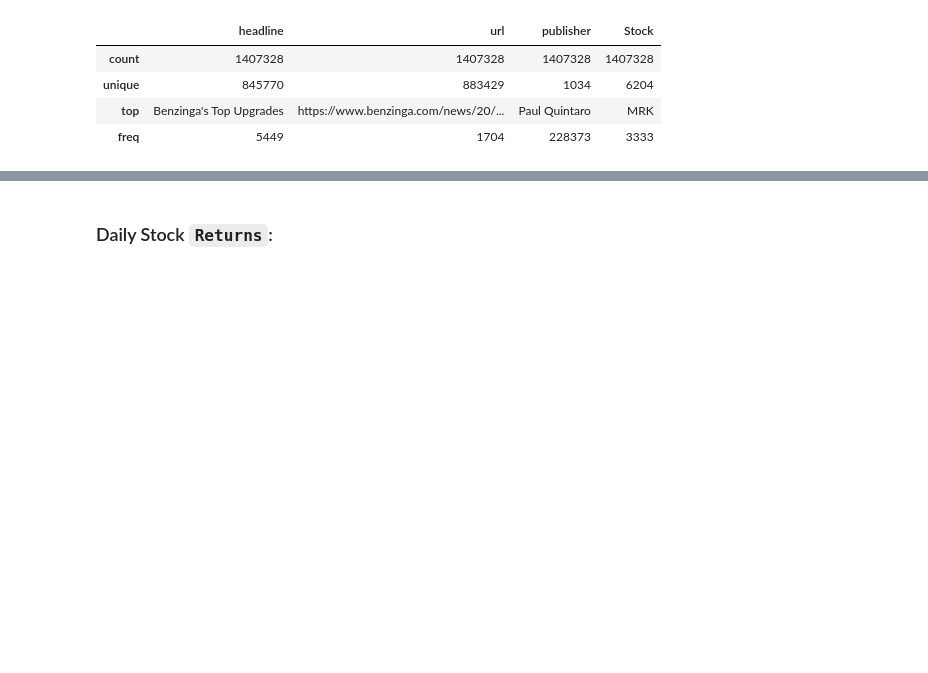
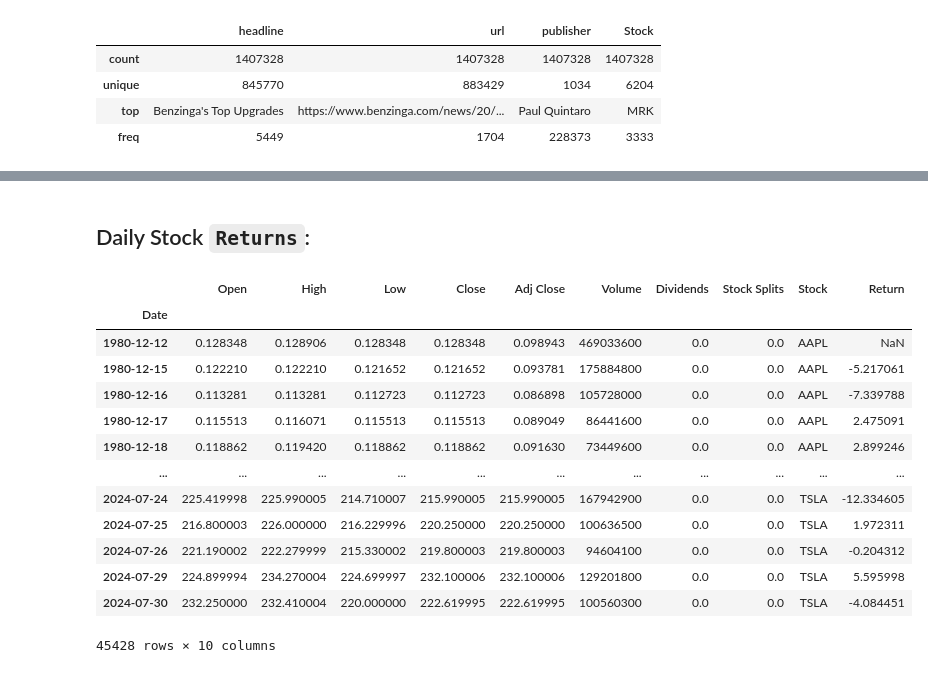
Before and after one commit to J0-Y0/stock_market_data_analysis, a Jupyter notebook: notebooks/news_and_stock_reation.ipynb, the cells around one changed output, grey strips where cells are left out. Cells and saved outputs as stored; diff of their text form; code cells hidden in the pictures; blank space fills up the shorter version.

```diff
--- a/notebooks/news_and_stock_reation.ipynb
+++ b/notebooks/news_and_stock_reation.ipynb
@@ -74,4 +72,20 @@ news_data.head()
 # %% [markdown]
-### Daily Stock `Returns`:
+## Daily Stock `Returns`:
 # %%
-df["Daily Return"] = df["Close"].pct_change() * 100
+stock_data["Return"] = stock_data["Close"].pct_change() * 100
+stock_data
+# %% [output]
+|  | Open | High | Low | Close | Adj Close | Volume | Dividends | Stock Splits | Stock | Return |
+| Date |  |  |  |  |  |  |  |  |  |  |
+| 1980-12-12 | 0.128348 | 0.128906 | 0.128348 | 0.128348 | 0.098943 | 469033600 | 0.0 | 0.0 | AAPL | NaN |
+| 1980-12-15 | 0.122210 | 0.122210 | 0.121652 | 0.121652 | 0.093781 | 175884800 | 0.0 | 0.0 | AAPL | -5.217061 |
+| 1980-12-16 | 0.113281 | 0.113281 | 0.112723 | 0.112723 | 0.086898 | 105728000 | 0.0 | 0.0 | AAPL | -7.339788 |
+| 1980-12-17 | 0.115513 | 0.116071 | 0.115513 | 0.115513 | 0.089049 | 86441600 | 0.0 | 0.0 | AAPL | 2.475091 |
+| 1980-12-18 | 0.118862 | 0.119420 | 0.118862 | 0.118862 | 0.091630 | 73449600 | 0.0 | 0.0 | AAPL | 2.899246 |
+| ... | ... | ... | ... | ... | ... | ... | ... | ... | ... | ... |
+| 2024-07-24 | 225.419998 | 225.990005 | 214.710007 | 215.990005 | 215.990005 | 167942900 | 0.0 | 0.0 | TSLA | -12.334605 |
+| 2024-07-25 | 216.800003 | 226.000000 | 216.229996 | 220.250000 | 220.250000 | 100636500 | 0.0 | 0.0 | TSLA | 1.972311 |
+| 2024-07-26 | 221.190002 | 222.279999 | 215.330002 | 219.800003 | 219.800003 | 94604100 | 0.0 | 0.0 | TSLA | -0.204312 |
+| 2024-07-29 | 224.899994 | 234.270004 | 224.699997 | 232.100006 | 232.100006 | 129201800 | 0.0 | 0.0 | TSLA | 5.595998 |
+| 2024-07-30 | 232.250000 | 232.410004 | 220.000000 | 222.619995 | 222.619995 | 100560300 | 0.0 | 0.0 | TSLA | -4.084451 |
+45428 rows × 10 columns
```
Also changed, not shown: parts of 9 cells of this notebook, 3 other files.
